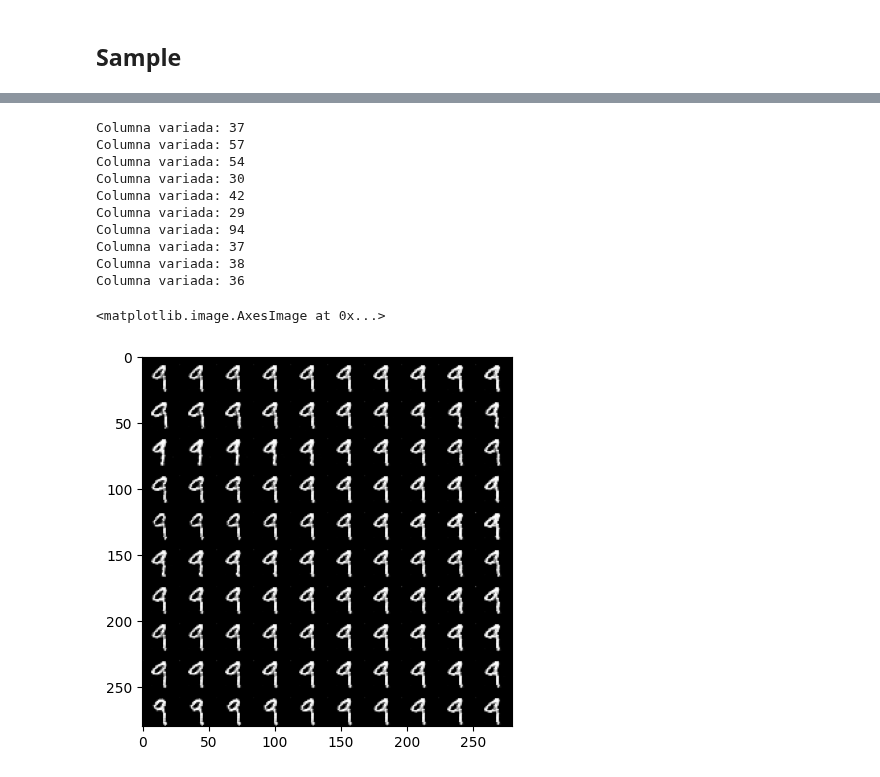
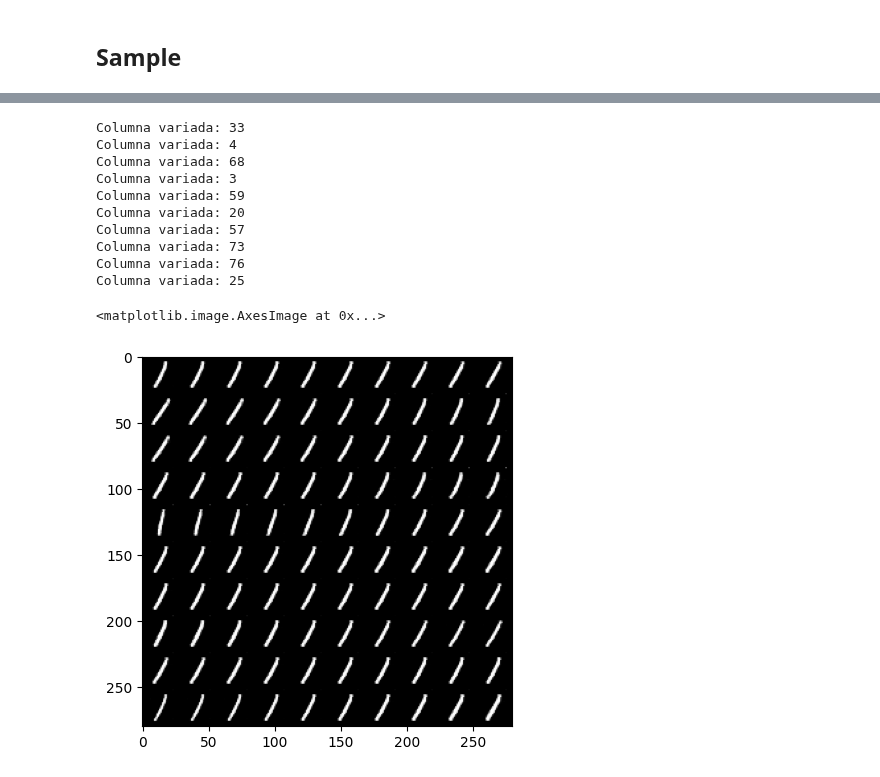
Before and after one commit to FIUBA-Posgrado-Inteligencia-Artificial/aprendizaje_profundo, a Jupyter notebook: clase_8/jupyter_notebooks/Conditional-GAN.ipynb, the cells around one changed output, grey strips where cells are left out. Cells and saved outputs as stored; diff of their text form; code cells hidden in the pictures.

```diff
--- a/clase_8/jupyter_notebooks/Conditional-GAN.ipynb
+++ b/clase_8/jupyter_notebooks/Conditional-GAN.ipynb
@@ -287,17 +255,17 @@ def get_sample_image_col(G, n_noise=100, nr=0):
         img[j*28:(j+1)*28] = np.concatenate([x for x in result], axis=-1)
     return img
 # %%
-imshow(get_sample_image_col(G, n_noise, 9), cmap='gray')
+imshow(get_sample_image_col(G, n_noise, 1), cmap='gray')
 # %% [output]
-Columna variada: 37
+Columna variada: 33
+Columna variada: 4
+Columna variada: 68
+Columna variada: 3
+Columna variada: 59
+Columna variada: 20
 Columna variada: 57
-Columna variada: 54
-Columna variada: 30
-Columna variada: 42
-Columna variada: 29
-Columna variada: 94
-Columna variada: 37
-Columna variada: 38
-Columna variada: 36
+Columna variada: 73
+Columna variada: 76
+Columna variada: 25
 <matplotlib.image.AxesImage at 0x...>
-[figure, old version]
+[figure, new version]
```
Also changed, not shown: parts of 2 cells of this notebook, 6 other files.
